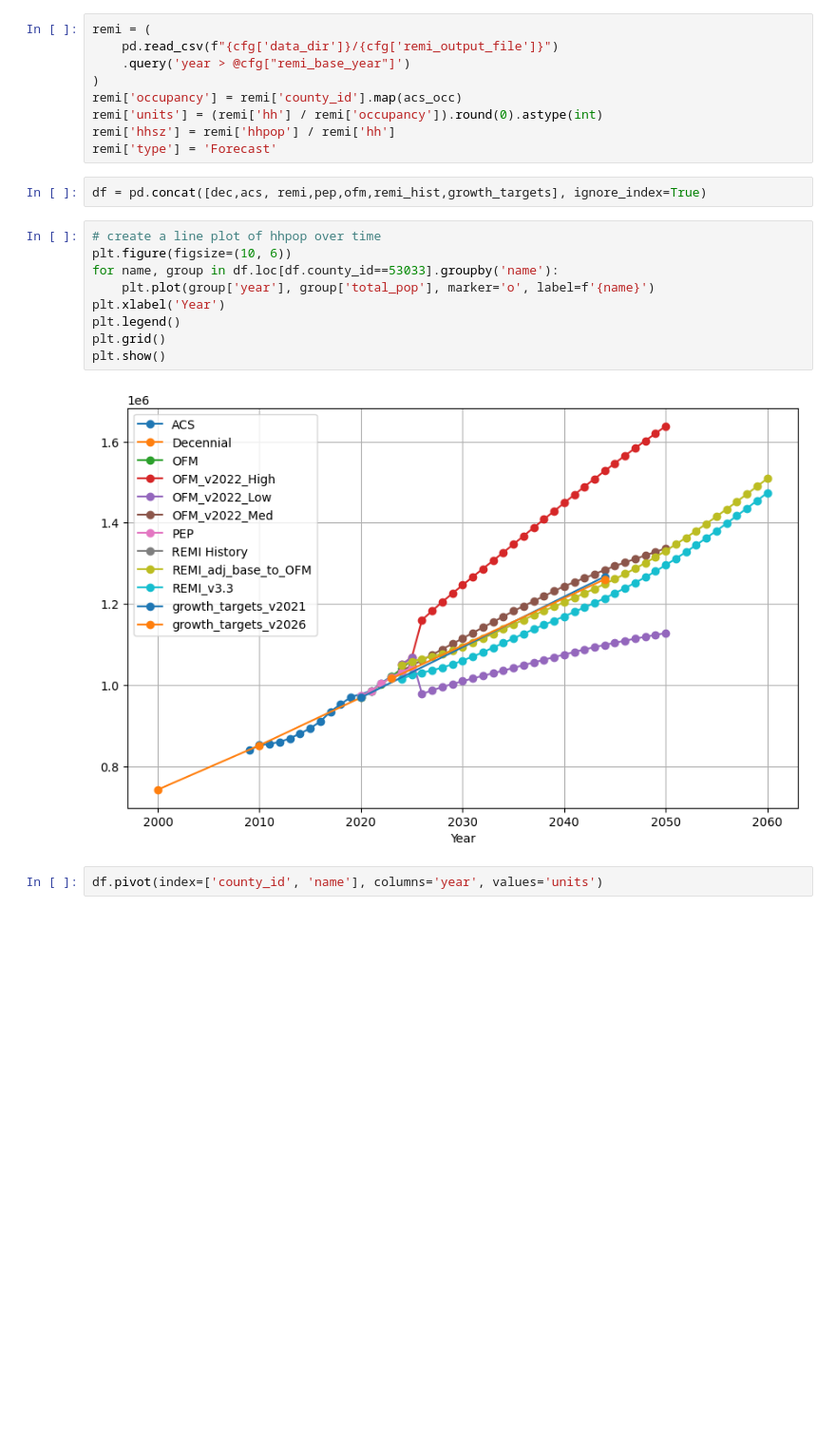
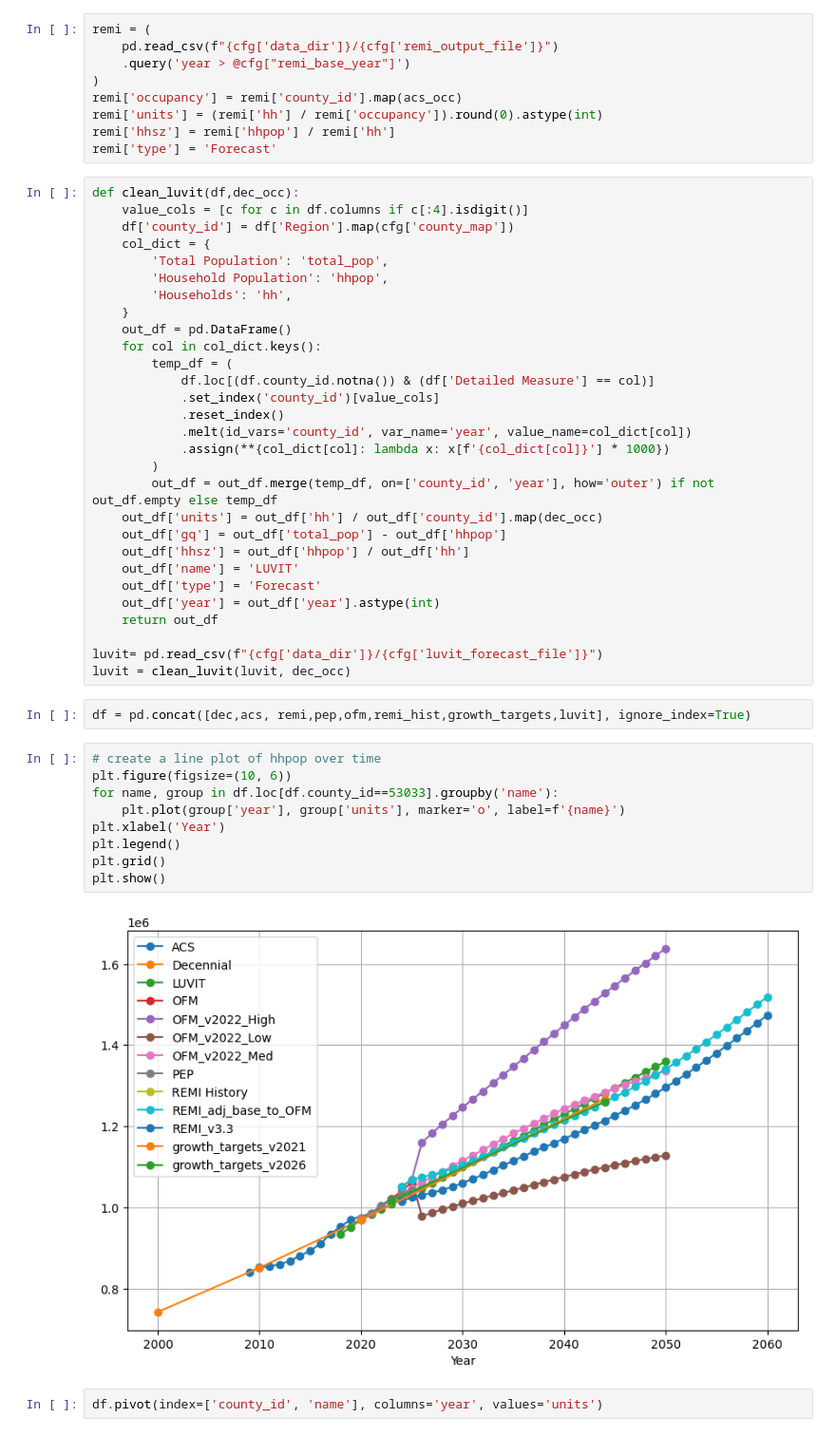
Before and after one commit to jkolberg/macro-explorer, a Jupyter notebook: macro_explorer/forecast_explorer.ipynb, the cells around one changed output. Shown at 95% size. Saved outputs shown, nothing was run; the diff lists cells and outputs as text; blank space fills up the shorter version.

Commit message:
added luvit forecast

```diff
--- a/macro_explorer/forecast_explorer.ipynb
+++ b/macro_explorer/forecast_explorer.ipynb
@@ -95,19 +95,48 @@ remi['occupancy'] = remi['county_id'].map(acs_occ)
 remi['units'] = (remi['hh'] / remi['occupancy']).round(0).astype(int)
 remi['hhsz'] = remi['hhpop'] / remi['hh']
 remi['type'] = 'Forecast'
+# %%
+def clean_luvit(df,dec_occ):
+    value_cols = [c for c in df.columns if c[:4].isdigit()]
+    df['county_id'] = df['Region'].map(cfg['county_map'])
+    col_dict = {
+        'Total Population': 'total_pop',
+        'Household Population': 'hhpop',
+        'Households': 'hh',
+    }
+    out_df = pd.DataFrame()
+    for col in col_dict.keys():
+        temp_df = (
+            df.loc[(df.county_id.notna()) & (df['Detailed Measure'] == col)]
+            .set_index('county_id')[value_cols]
+            .reset_index()
+            .melt(id_vars='county_id', var_name='year', value_name=col_dict[col])
+            .assign(**{col_dict[col]: lambda x: x[f'{col_dict[col]}'] * 1000})
+        )
+        out_df = out_df.merge(temp_df, on=['county_id', 'year'], how='outer') if not out_df.empty else temp_df
+    out_df['units'] = out_df['hh'] / out_df['county_id'].map(dec_occ)
+    out_df['gq'] = out_df['total_pop'] - out_df['hhpop']
+    out_df['hhsz'] = out_df['hhpop'] / out_df['hh']
+    out_df['name'] = 'LUVIT'
+    out_df['type'] = 'Forecast'
+    out_df['year'] = out_df['year'].astype(int)
+    return out_df
+
+luvit= pd.read_csv(f"{cfg['data_dir']}/{cfg['luvit_forecast_file']}")
+luvit = clean_luvit(luvit, dec_occ)
 # %%
-df = pd.concat([dec,acs, remi,pep,ofm,remi_hist,growth_targets], ignore_index=True)
+df = pd.concat([dec,acs, remi,pep,ofm,remi_hist,growth_targets,luvit], ignore_index=True)
 # %%
 # create a line plot of hhpop over time
 plt.figure(figsize=(10, 6))
 for name, group in df.loc[df.county_id==53033].groupby('name'):
-    plt.plot(group['year'], group['total_pop'], marker='o', label=f'{name}')
+    plt.plot(group['year'], group['units'], marker='o', label=f'{name}')
 plt.xlabel('Year')
 plt.legend()
 plt.grid()
 plt.show()
 # %% [output]
-[figure, old version]
+[figure, new version]
 # %%
 df.pivot(index=['county_id', 'name'], columns='year', values='units')
 # %% [output]
```
Also changed, not shown: 3 other files.
